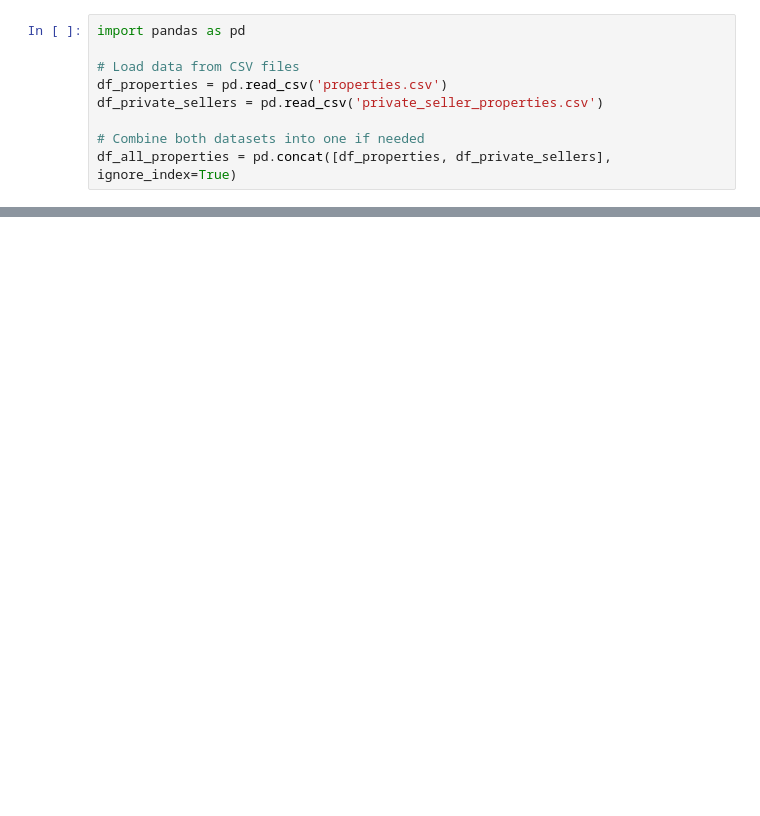
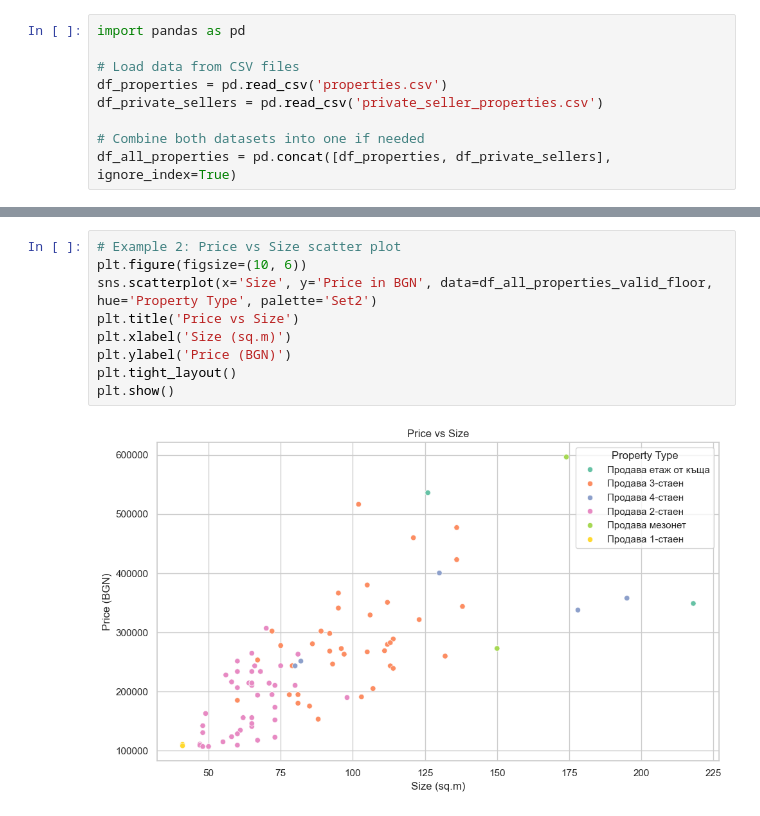
Before and after one commit to akcdev777/imot-scrape, a Jupyter notebook: main.ipynb, the cells around one changed output, grey strips where cells are left out. Saved outputs shown, nothing was run; the diff lists cells and outputs as text; blank space fills up the shorter version.

```diff
--- a/main.ipynb
+++ b/main.ipynb
@@ -123,0 +154,11 @@ Name: Price, dtype: float64
+# %%
+# Example 2: Price vs Size scatter plot
+plt.figure(figsize=(10, 6))
+sns.scatterplot(x='Size', y='Price in BGN', data=df_all_properties_valid_floor, hue='Property Type', palette='Set2')
+plt.title('Price vs Size')
+plt.xlabel('Size (sq.m)')
+plt.ylabel('Price (BGN)')
+plt.tight_layout()
+plt.show()
+# %% [output]
+[figure, added]
```
Also changed, not shown: parts of 12 cells of this notebook, 6 other files.
